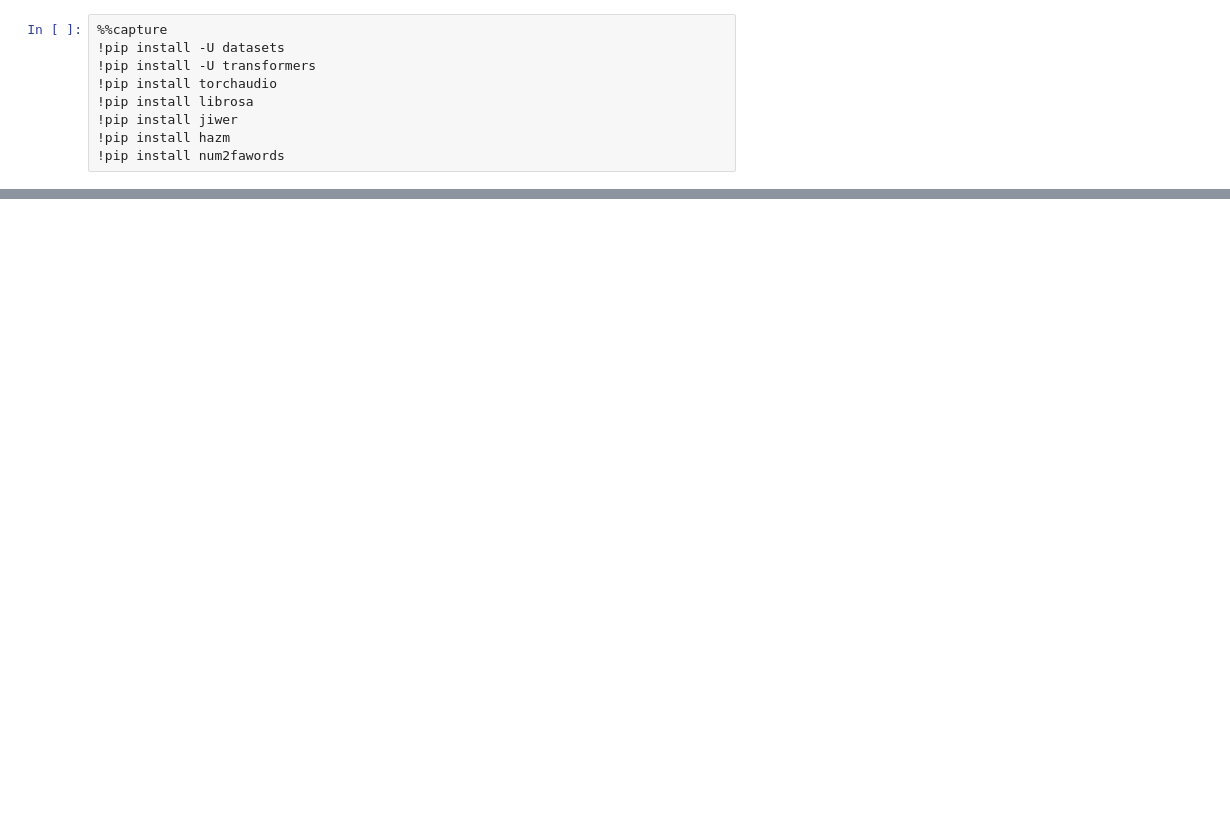
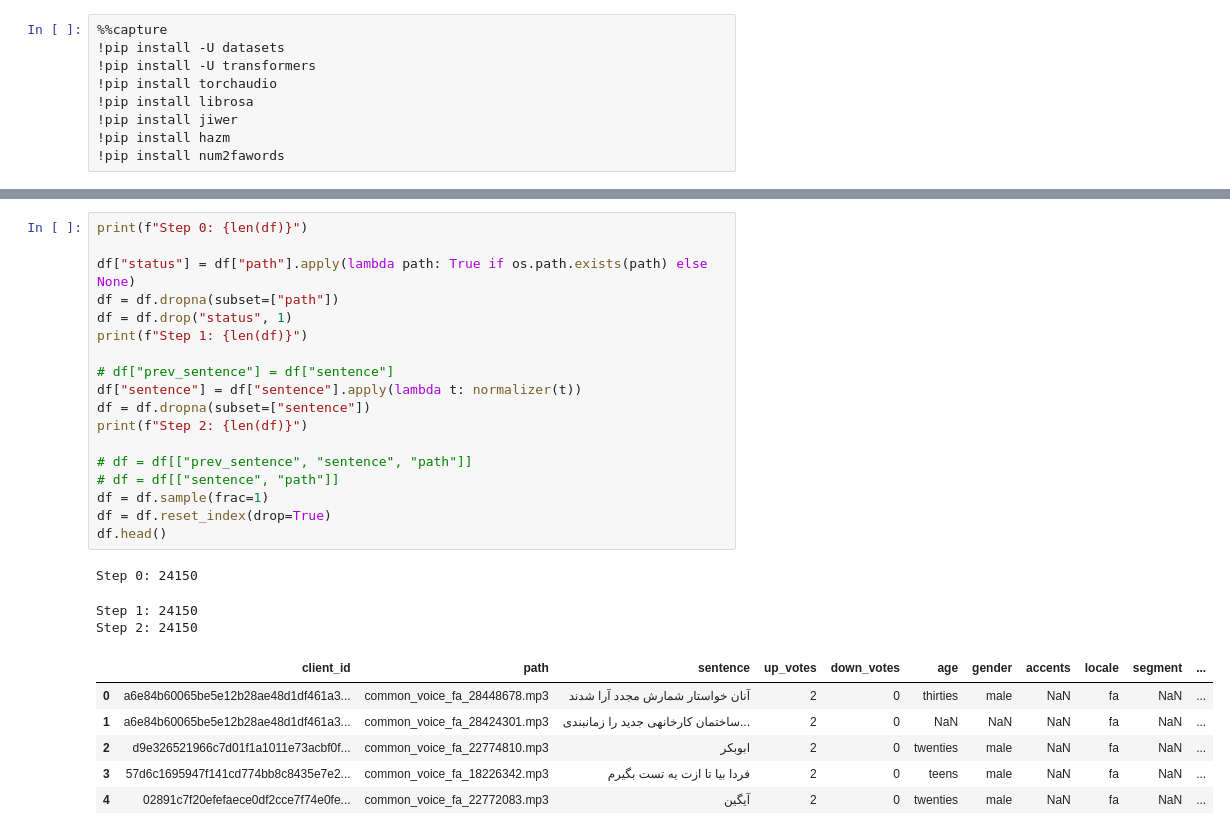
Before and after one commit to azadkhah/speech2text, a Jupyter notebook: ASR.ipynb, the cells around one changed output, grey strips where cells are left out. Saved outputs shown, nothing was run; the diff lists cells and outputs as text; blank space fills up the shorter version.

```diff
--- a/ASR.ipynb
+++ b/ASR.ipynb
@@ -72,0 +211,28 @@ env: CUDA_LAUNCH_BLOCKING=1
+# %%
+print(f"Step 0: {len(df)}")
+
+df["status"] = df["path"].apply(lambda path: True if os.path.exists(path) else None)
+df = df.dropna(subset=["path"])
+df = df.drop("status", 1)
+print(f"Step 1: {len(df)}")
+
+# df["prev_sentence"] = df["sentence"]
+df["sentence"] = df["sentence"].apply(lambda t: normalizer(t))
+df = df.dropna(subset=["sentence"])
+print(f"Step 2: {len(df)}")
+
+# df = df[["prev_sentence", "sentence", "path"]]
+# df = df[["sentence", "path"]]
+df = df.sample(frac=1)
+df = df.reset_index(drop=True)
+df.head()
+# %% [output]
+Step 0: 24150
+Step 1: 24150
+Step 2: 24150
+|  | client_id | path | sentence | up_votes | down_votes | age | gender | accents | locale | segment | ... |
+| 0 | a6e84b60065be5e12b28ae48d1df461a3... | common_voice_fa_28448678.mp3 | آنان خواستار شمارش مجدد آرا شدند | 2 | 0 | thirties | male | NaN | fa | NaN | ... |
+| 1 | a6e84b60065be5e12b28ae48d1df461a3... | common_voice_fa_28424301.mp3 | ساختمان کارخانهی جدید را زمانبندی... | 2 | 0 | NaN | NaN | NaN | fa | NaN | ... |
+| 2 | d9e326521966c7d01f1a1011e73acbf0f... | common_voice_fa_22774810.mp3 | ابوبکر | 2 | 0 | twenties | male | NaN | fa | NaN | ... |
+| 3 | 57d6c1695947f141cd774bb8c8435e7e2... | common_voice_fa_18226342.mp3 | فردا بیا تا ازت یه تست بگیرم | 2 | 0 | teens | male | NaN | fa | NaN | ... |
+| 4 | 02891c7f20efefaece0df2cce7f74e0fe... | common_voice_fa_22772083.mp3 | آیگین | 2 | 0 | twenties | male | NaN | fa | NaN | ... |
```
Also changed, not shown: parts of 17 cells of this notebook.
